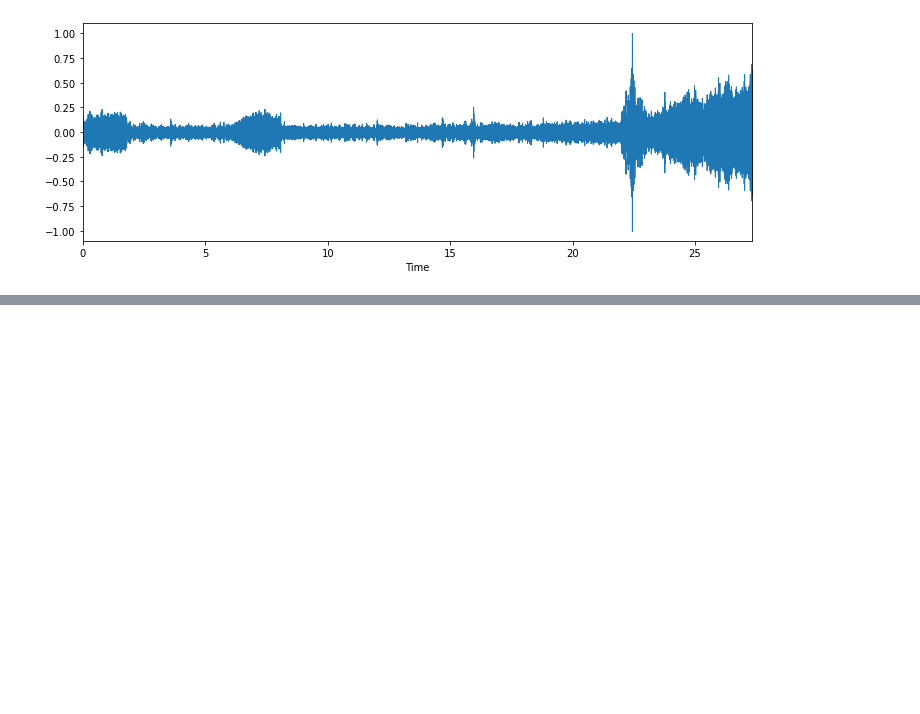
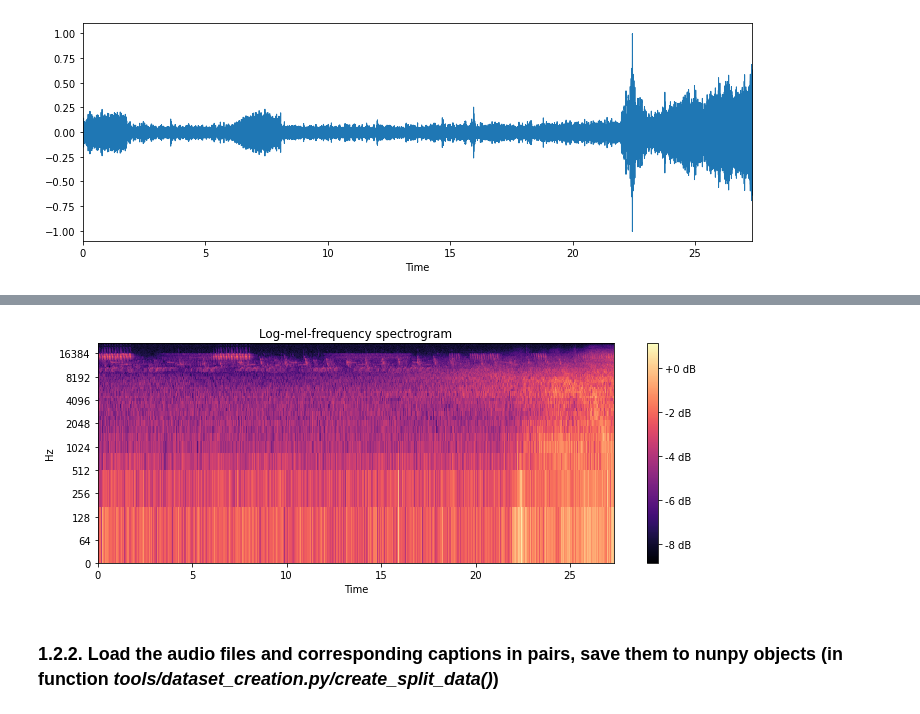
Before and after one commit to DK-Nguyen/audio-captioning-sub-sampling, a Jupyter notebook: notebooks/demo-audio-cap.ipynb, the cells around one changed output, grey strips where cells are left out. Saved outputs shown, nothing was run; the diff lists cells and outputs as text; code cells hidden in the pictures; blank space fills up the shorter version.

```diff
--- a/notebooks/demo-audio-cap.ipynb
+++ b/notebooks/demo-audio-cap.ipynb
@@ -9,8 +9,8 @@ from demo_functions import read_csv_file_demo
 import json
 
 csv_entries = read_csv_file_demo(
-    file_name='bird-twitter-car.csv',
-    base_dir='demo_data')
+    file_name='demo_captions.csv',
+    base_dir='demo_data/clotho_csv_files')
 
 csv_entry = csv_entries[0]
 csv_entry
@@ -239,0 +357,9 @@ plt.show()
+# %%
+from demo_functions import feature_extraction_demo
+
+log_mel_bands_2 = feature_extraction_demo(
+    audio_data=audio, sr=sr, nb_fft=nb_fft, hop_size=hop_size,
+    nb_mels=nb_mels, f_min=f_min, f_max=f_max, htk=htk, power=power,
+    norm=norm, window_function=window_function, center=center)
+print(log_mel_bands_2.shape)
+log_mel_bands_2
@@ -240 +381,13 @@ plt.show()
+# %%
+plt.figure(figsize=(10, 4))
+specshow(log_mel_bands_2.T, x_axis='time',
+         y_axis='log', sr=sr)
+plt.colorbar(format='%+2.0f dB')
+plt.title('Log-mel-frequency spectrogram')
+plt.tight_layout()
+plt.show()
+# %% [output]
+[figure, added]
+# %% [markdown]
+### 1.2.2. Load the audio files and corresponding captions in pairs, save them to nunpy objects (in function *tools/dataset_creation.py/create_split_data()*)
 # %%
```
Also changed, not shown: parts of 29 cells of this notebook, 19 other files.
